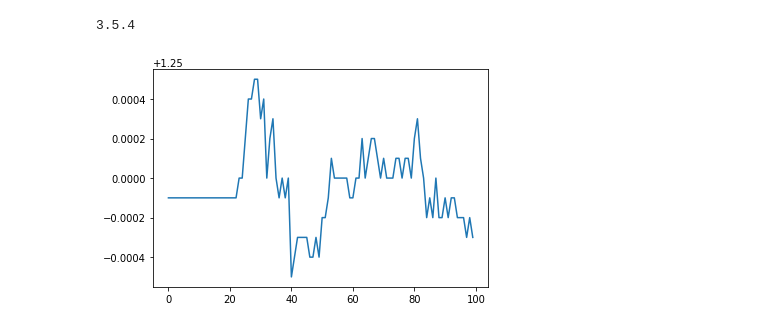
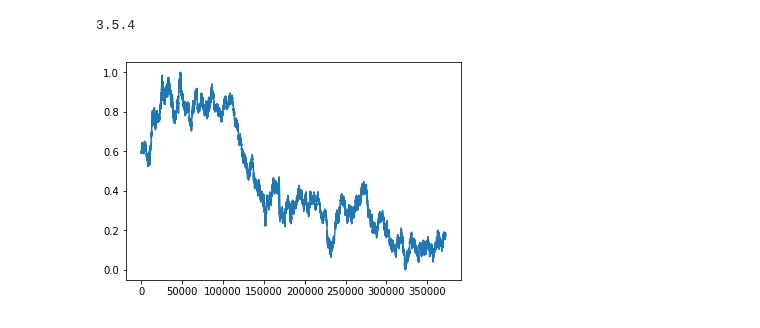
Before and after one commit to fionnfuchs/graphprediction, a Jupyter notebook: multistep_lstm.ipynb, the cells around one changed output. Saved outputs shown, nothing was run; the diff lists cells and outputs as text; code cells hidden in the pictures.

Commit message:
Use new model and new dataset

```diff
--- a/multistep_lstm.ipynb
+++ b/multistep_lstm.ipynb
@@ -3,3 +1,6 @@ https://www.alphavantage.co/query?function=FX_INTRADAY&from_symbol=EUR&to_symbol
+# %%
+#CONFIG VALUES
+look_back = 500
 # %%
 import numpy
 import matplotlib.pyplot as plt
@@ -20,10 +20,9 @@ print(python_version())
 # %% [output]
 3.5.4
 # %%
-# Create network and compile
+# OLD MODEL
 # Look back is the amount of samples in the past the network takes into consideration
-look_back = 10
-model = Sequential()
-model.add(LSTM(8, input_shape=(1, look_back)))
-model.add(Dense(1))
-model.compile(loss='mean_squared_error', optimizer='adam')
+#model = Sequential()
+#model.add(LSTM(8, input_shape=(1, look_back)))
+#model.add(Dense(1))
+#model.compile(loss='mean_squared_error', optimizer='adam')
@@ -29,0 +41,8 @@ model.compile(loss='mean_squared_error', optimizer='adam')
+# %%
+def create_dataset(dataset, look_back=1):
+	dataX, dataY = [], []
+	for i in range(len(dataset)-look_back-1):
+		a = dataset[i:(i+look_back), 0]
+		dataX.append(a)
+		dataY.append(dataset[i + look_back, 0])
+	return numpy.array(dataX), numpy.array(dataY)
@@ -30,26 +54,33 @@ model.compile(loss='mean_squared_error', optimizer='adam')
 # %%
 numpy.random.seed(7)
 # load dataset
-dataframe = read_csv('fxintraday2.csv', usecols=[1], engine='python')
+dataframe = read_csv('eurusd2018.csv', usecols=[2], engine='python')
 dataset = dataframe.values
 dataset = dataset.astype('float32')
-plt.plot(dataset)
-plt.show()
+
 # normalize
 scaler = MinMaxScaler(feature_range=(0, 1))
 dataset = scaler.fit_transform(dataset)
+#print(dataset)
+#dataset = smooth_data(dataset, 50000)
+plt.plot(dataset)
+plt.show()
 # split into train and test sets
-train_size = int(len(dataset) * 0.67)
+train_size = int(len(dataset) * 0.4)
 test_size = len(dataset) - train_size
 train, test = dataset[0:train_size,:], dataset[train_size:len(dataset),:]
 # do some reshaping
 trainX, trainY = create_dataset(train, look_back)
 testX, testY = create_dataset(test, look_back)
 
+#trainY = smooth_data(trainY,10)
+#testY = smooth_data(testY,10)
+#trainX = smooth_data(trainX,10)
+#testX = smooth_data(testX,10)
 
 # reshape input
 trainX = numpy.reshape(trainX, (trainX.shape[0], 1, trainX.shape[1]))
 testX = numpy.reshape(testX, (testX.shape[0], 1, testX.shape[1]))
 # %% [output]
-[figure, old version]
+[figure, new version]
 # %%
```
Also changed, not shown: parts of 7 cells of this notebook, 1 other file.
